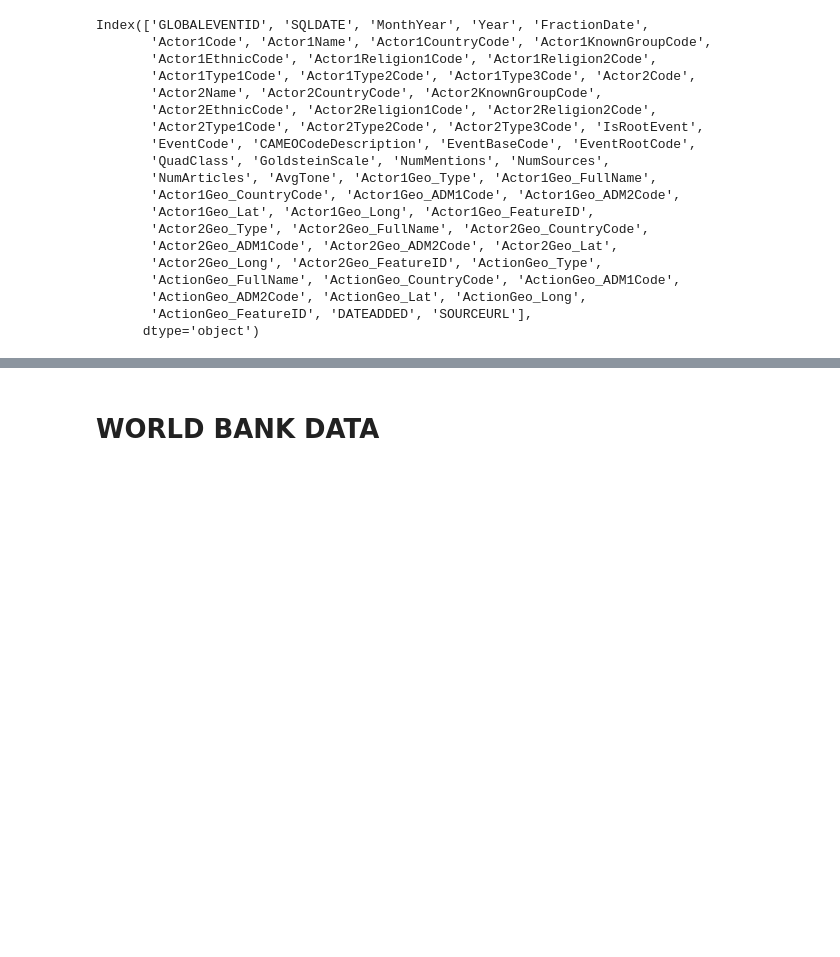
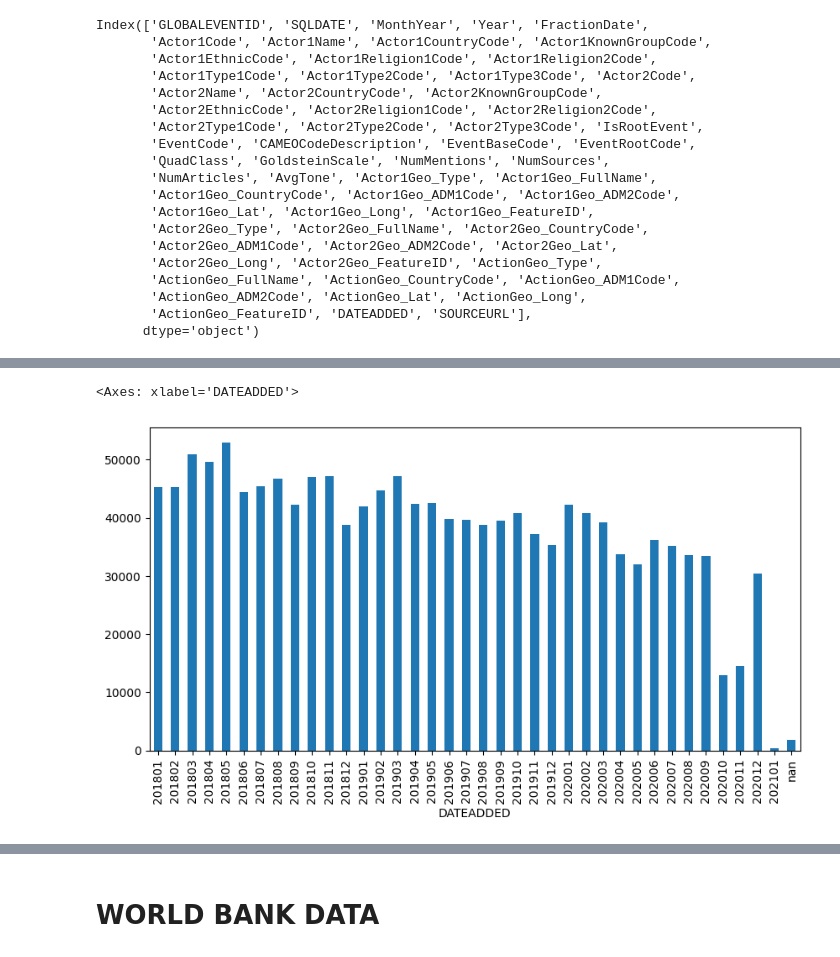
Before and after one commit to ivanjankoski11/vnp-proekt, a Jupyter notebook: VNP_Project_201105.ipynb, the cells around one changed output, grey strips where cells are left out. Cells and saved outputs as stored; diff of their text form; code cells hidden in the pictures; blank space fills up the shorter version.

```diff
--- a/VNP_Project_201105.ipynb
+++ b/VNP_Project_201105.ipynb
@@ -178,0 +178,9 @@ plt.show()
+# %%
+fig, ax = plt.subplots(figsize=(10,5))
+
+months = gdelt_data.DATEADDED.apply(str).str[0:6]
+
+gdelt_data.groupby(months).size().plot(kind='bar')
+# %% [output]
+<Axes: xlabel='DATEADDED'>
+[figure, added]
```
Also changed, not shown: parts of 14 cells of this notebook.
